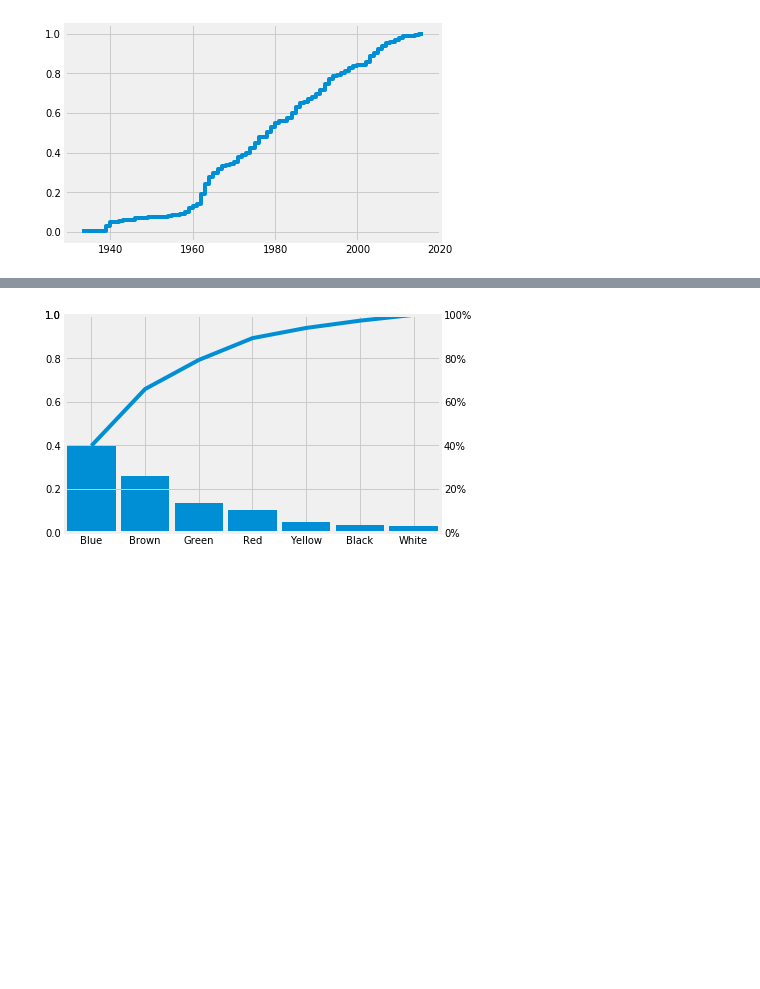
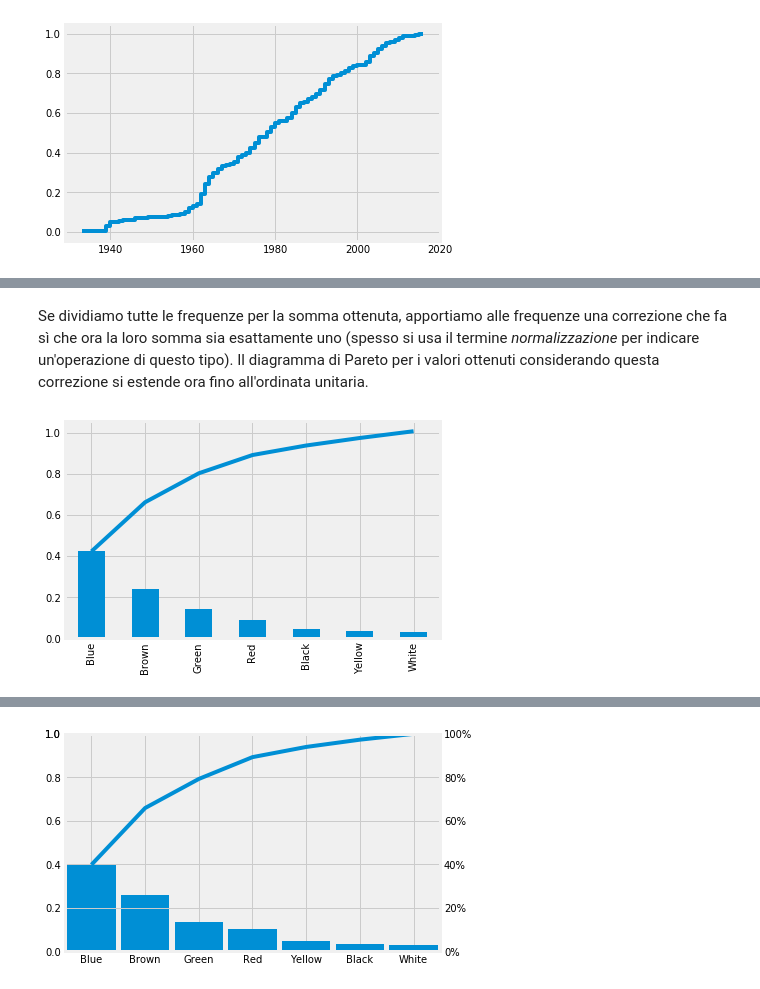
Before and after one commit to dariomalchiodi/superhero-datascience, a Jupyter notebook: content/L03-Dati_e_frequenze.ipynb, the cells around one changed output, grey strips where cells are left out. Cells and saved outputs as stored; diff of their text form; code cells hidden in the pictures; blank space fills up the shorter version.

```diff
--- a/content/L03-Dati_e_frequenze.ipynb
+++ b/content/L03-Dati_e_frequenze.ipynb
@@ -564,0 +567,9 @@ pareto(common_color_data.value_counts(normalize=True))
+# %% [markdown]
+Se dividiamo tutte le frequenze per la somma ottenuta, apportiamo alle frequenze una correzione che fa sì che ora la loro somma sia esattamente uno (spesso si usa il termine _normalizzazione_ per indicare un'operazione di questo tipo). Il diagramma di Pareto per i valori ottenuti considerando questa correzione si estende ora fino all'ordinata unitaria.
+# %%
+norm_eye_color_freq = eye_color_freq[eye_color_freq>.02]/0.92
+norm_eye_color_freq.cumsum().plot()
+norm_eye_color_freq.plot.bar()
+plt.show()
+# %% [output]
+[figure, added]
```
Also changed, not shown: parts of 12 cells of this notebook.
